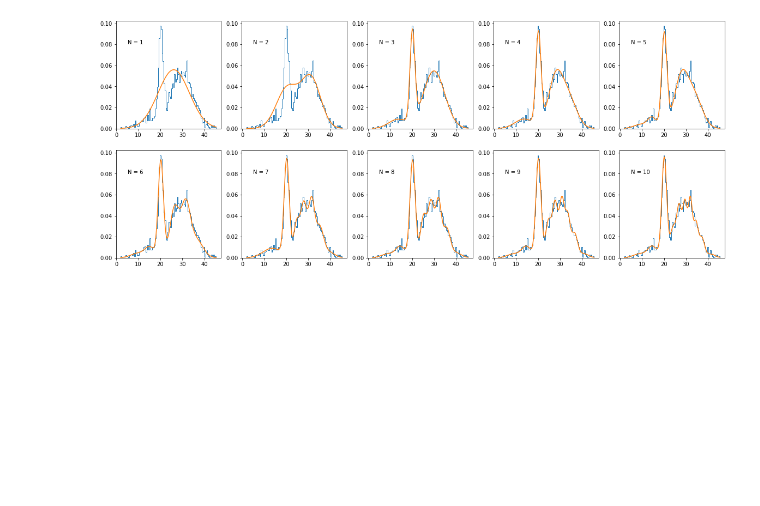
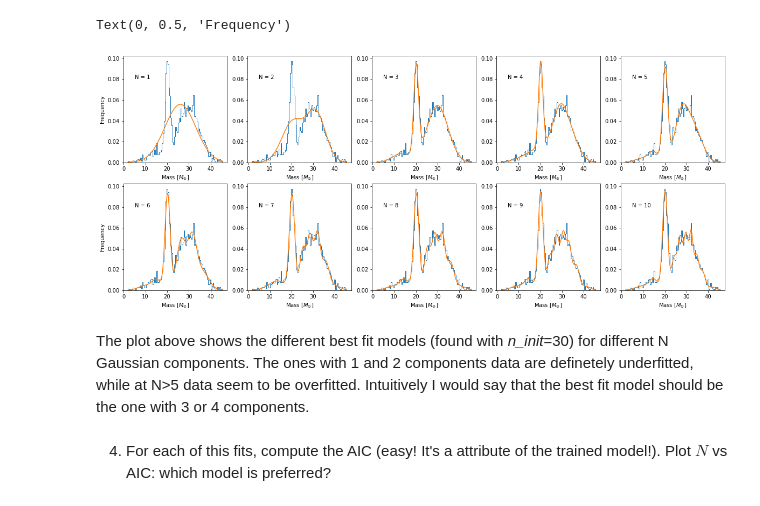
Before and after one commit to giuliapru/astrostatistics_bicocca_2022, a Jupyter notebook: working/L06_Gaussian_mixture.ipynb, the cells around one changed output. Drawn from its saved outputs; the diff is of its cells as text; code cells hidden in the pictures; blank space fills up the shorter version.

```diff
--- a/working/L06_Gaussian_mixture.ipynb
+++ b/working/L06_Gaussian_mixture.ipynb
@@ -15,34 +31,47 @@ ax = ax.reshape(10)
 
 for i in range(0,10):
     ax[i].hist(data[:,0], bins=100, density=True, histtype = 'step')
 
 x_grid = np.linspace(np.min(data[:,0]), np.max(data[:,0]), 1000)
 
 means = []    #the means of the gaussians are stored here
 cov = []      #the covariances are stored here
 weights = []  #the weights are stored here
 aic = []      #the AIC value is stored here
-fit_g = []
+aic_raw = []  #the AIC value of the function with n_init = 1
+fit_g = []    #the best fit model
 
 for j in range(1,11):
-    fitfunc = GaussianMixture(n_components=j, n_init=30) #n_init is the number of initialization points from where the L is maximised
+    fitfunc = GaussianMixture(n_components=j, n_init=30) #n_init is the number of initialization points from where the L
+                                                         #is maximised
+    fitfunc_raw =  GaussianMixture(n_components=j).fit(data) #default n_init=1
     fit_g.append(fitfunc.fit(data))
     means.append(fit_g[j-1].means_)
     cov.append(fit_g[j-1].covariances_)
     weights.append(fit_g[j-1].weights_)
     aic.append(fitfunc.aic(data))
+    aic_raw.append(fitfunc_raw.aic(data))
 
     g = []
     for i in range(0,j):
         g.append(norm(loc=means[j-1][i], scale = (cov[j-1][i])**0.5))
 
     y_func = np.zeros(len(x_grid))
 
     for i in range(0,j):
         y_func += (g[i].pdf(x_grid)*weights[j-1][i])[0]
 
     ax[j-1].plot(x_grid, y_func)
+    ax[j-1].set_xlabel('Mass [$M_{\odot}$]')
     ax[j-1].text(5, 0.08, 'N = %.0f' %j)
+
+ax[0].set_ylabel('Frequency')
+ax[5].set_ylabel('Frequency')
 # %% [output]
+Text(0, 0.5, 'Frequency')
-[figure, old version]
+[figure, new version]
+# %% [markdown]
+The plot above shows the different best fit models (found with *n_init*=30) for different N Gaussian components. The ones with 1 and 2 components data are definetely underfitted, while at N>5 data seem to be overfitted. Intuitively I would say that the best fit model should be the one with 3 or 4 components.
+# %% [markdown]
+4) For each of this fits, compute the AIC (easy! It's a attribute of the trained model!). Plot $N$ vs AIC: which model is preferred?
 # %%
```
Also changed, not shown: parts of 9 cells of this notebook.
